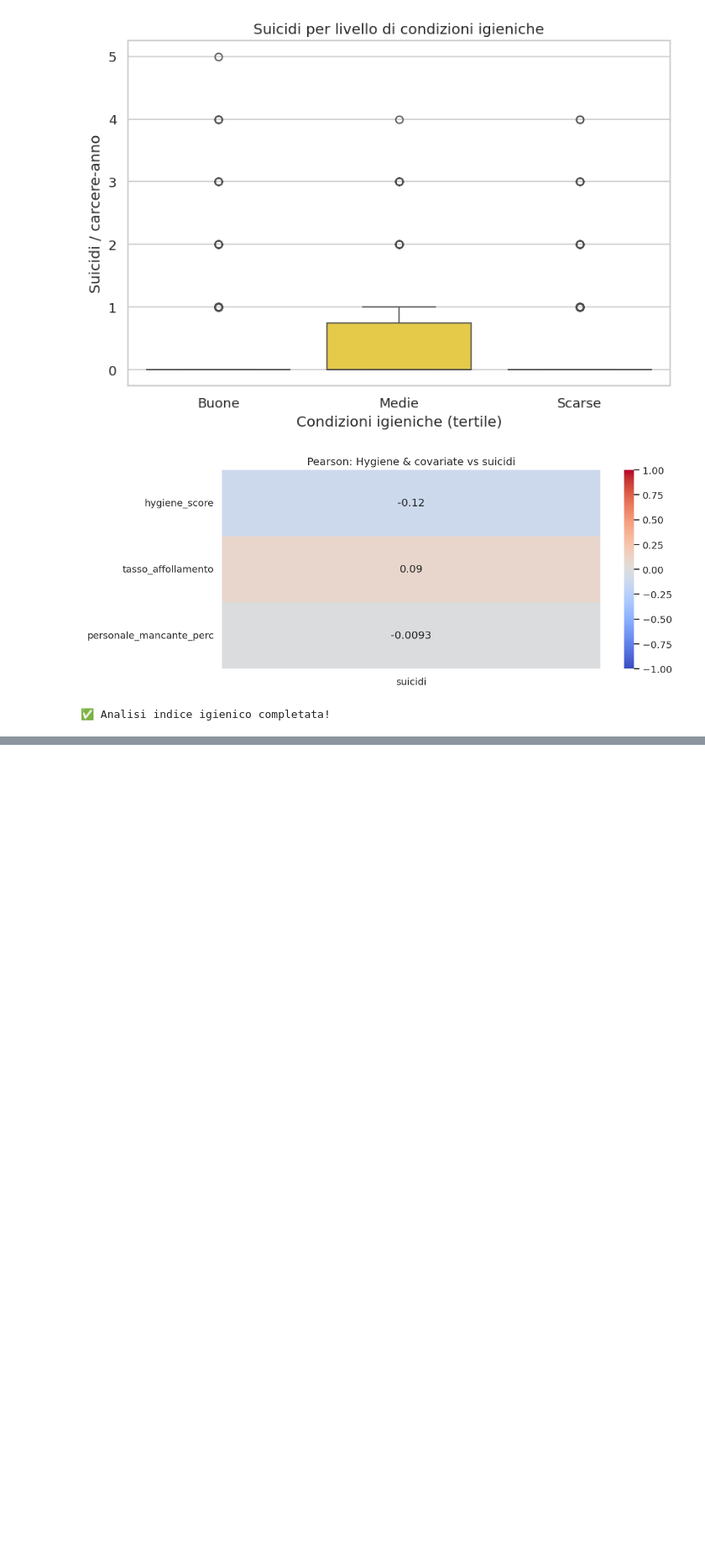
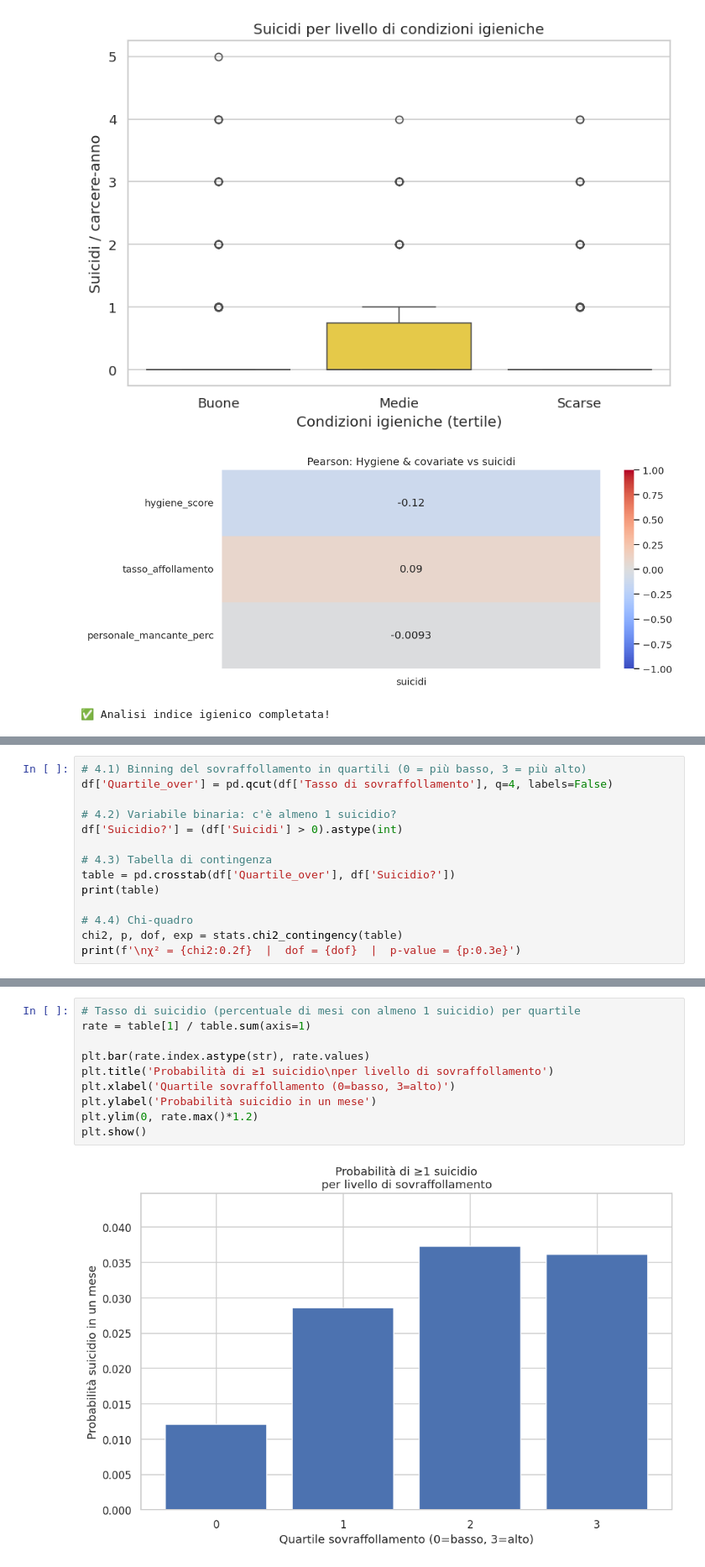
Before and after one commit to gregpetru/Human_data_science, a Jupyter notebook: Notebook/Notebook finale.ipynb, the cells around one changed output, grey strips where cells are left out. Shown at 84% size. Drawn from its saved outputs; the diff is of its cells as text; blank space fills up the shorter version.

```diff
--- a/Notebook/Notebook finale.ipynb
+++ b/Notebook/Notebook finale.ipynb
@@ -691,0 +1013,14 @@ personale_mancante_perc     0.0005      0.008      0.066      0.948      -0.016
+# %%
+# 4.1) Binning del sovraffollamento in quartili (0 = più basso, 3 = più alto)
+df['Quartile_over'] = pd.qcut(df['Tasso di sovraffollamento'], q=4, labels=False)
+
+# 4.2) Variabile binaria: c'è almeno 1 suicidio?
+df['Suicidio?'] = (df['Suicidi'] > 0).astype(int)
+
+# 4.3) Tabella di contingenza
+table = pd.crosstab(df['Quartile_over'], df['Suicidio?'])
+print(table)
+
+# 4.4) Chi-quadro
+chi2, p, dof, exp = stats.chi2_contingency(table)
+print(f'\nχ² = {chi2:0.2f}  |  dof = {dof}  |  p-value = {p:0.3e}')
@@ -691,0 +1036,12 @@ personale_mancante_perc     0.0005      0.008      0.066      0.948      -0.016
+# %%
+# Tasso di suicidio (percentuale di mesi con almeno 1 suicidio) per quartile
+rate = table[1] / table.sum(axis=1)
+
+plt.bar(rate.index.astype(str), rate.values)
+plt.title('Probabilità di ≥1 suicidio\nper livello di sovraffollamento')
+plt.xlabel('Quartile sovraffollamento (0=basso, 3=alto)')
+plt.ylabel('Probabilità suicidio in un mese')
+plt.ylim(0, rate.max()*1.2)
+plt.show()
+# %% [output]
+[figure, added]
```
Also changed, not shown: parts of 13 cells of this notebook, 6 other files.
